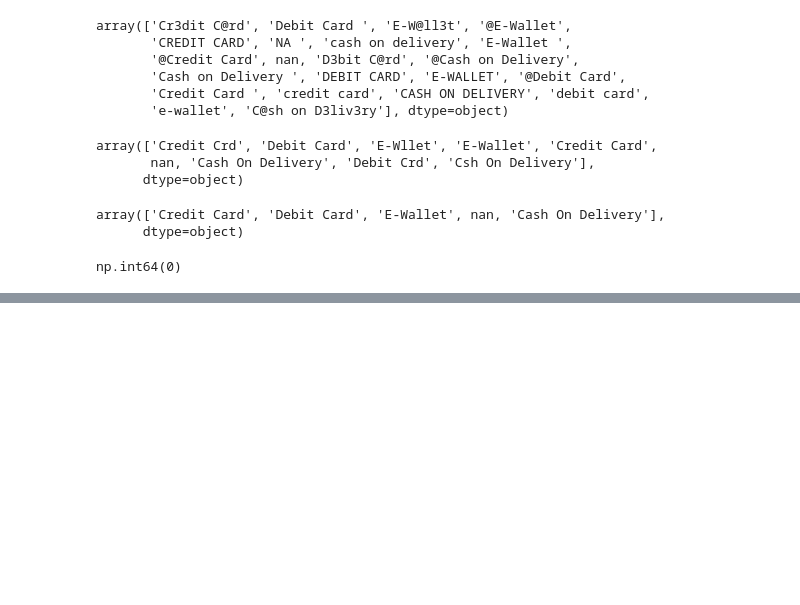
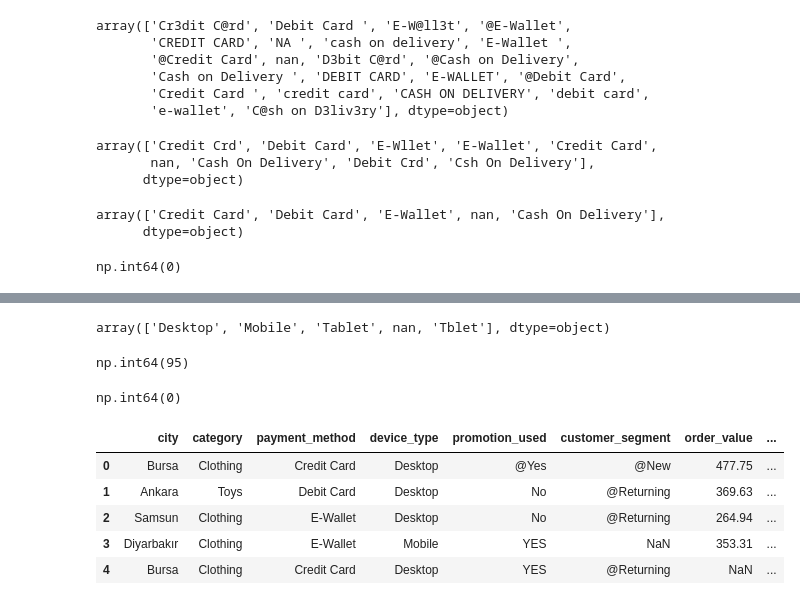
Before and after one commit to mtatbak/stat112FinalProject, a Jupyter notebook: 112.ipynb, the cells around one changed output, grey strips where cells are left out. Saved outputs shown, nothing was run; the diff lists cells and outputs as text; code cells hidden in the pictures; blank space fills up the shorter version.

```diff
--- a/112.ipynb
+++ b/112.ipynb
@@ -327,0 +339,30 @@ df.head()
+# %%
+df["device_type"] = df["device_type"].str.strip().str.replace("@","").str.replace("3","e").str.title()
+df["device_type"] = df["device_type"].replace("Na",np.nan)
+df["device_type"].unique()
+# %% [output]
+array(['Desktop', 'Mobile', 'Tablet', nan, 'Tblet'], dtype=object)
+# %%
+df["device_type"] = df["device_type"].replace("Tblet","Tablet")
+# %%
+df["device_type"].isnull().sum()
+# %% [output]
+np.int64(95)
+# %%
+#we have 95 null values and we imputated with mode
+modeDevice = df["device_type"].mode()[0]
+modeDevice #Desktop
+df["device_type"]=df["device_type"].fillna(modeDevice)
+# %%
+df["device_type"].isnull().sum() # 0
+# %% [output]
+np.int64(0)
+# %%
+df.head()
+# %% [output]
+|  | city | category | payment_method | device_type | promotion_used | customer_segment | order_value | ... |
+| 0 | Bursa | Clothing | Credit Card | Desktop | @Yes | @New | 477.75 | ... |
+| 1 | Ankara | Toys | Debit Card | Desktop | No | @Returning | 369.63 | ... |
+| 2 | Samsun | Clothing | E-Wallet | Desktop | No | @Returning | 264.94 | ... |
+| 3 | Diyarbakır | Clothing | E-Wallet | Mobile | YES | NaN | 353.31 | ... |
+| 4 | Bursa | Clothing | Credit Card | Desktop | YES | @Returning | NaN | ... |
```
Also changed, not shown: parts of 3 cells of this notebook.
